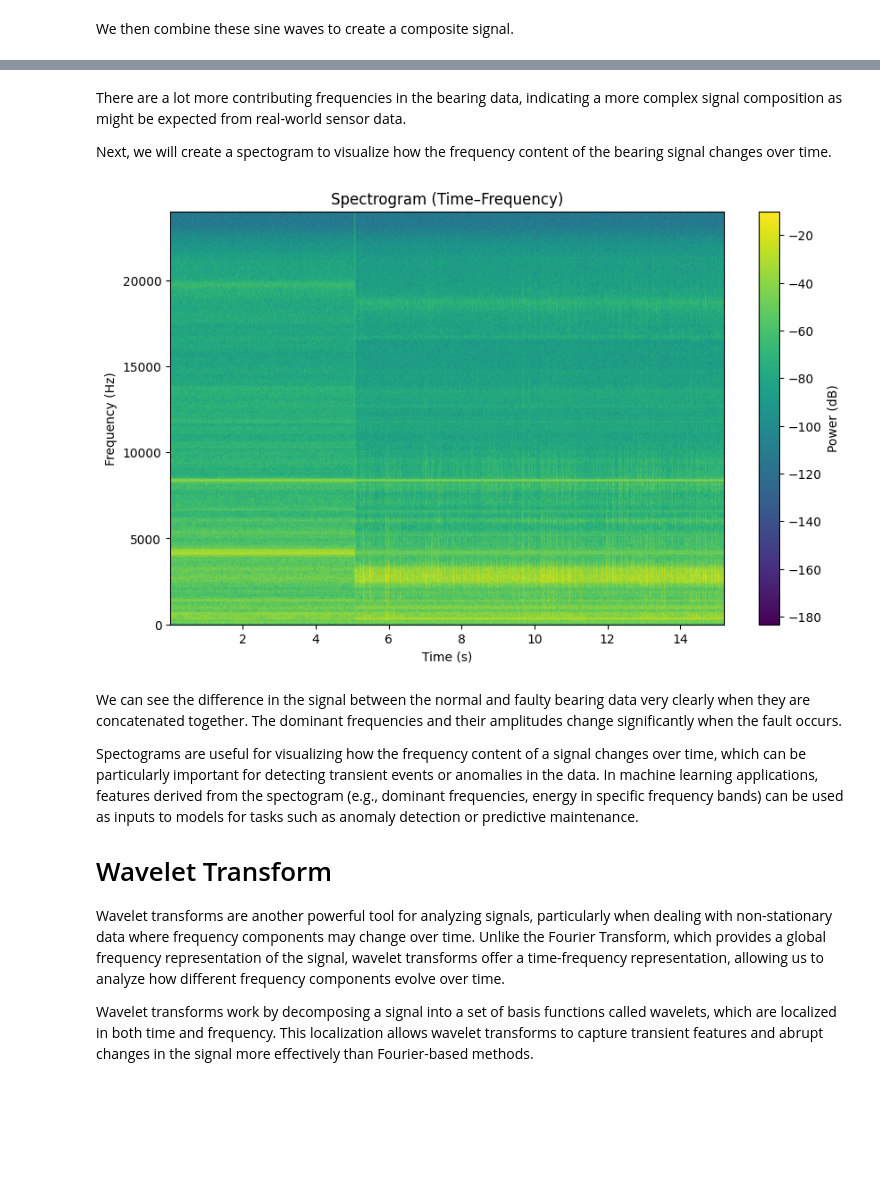
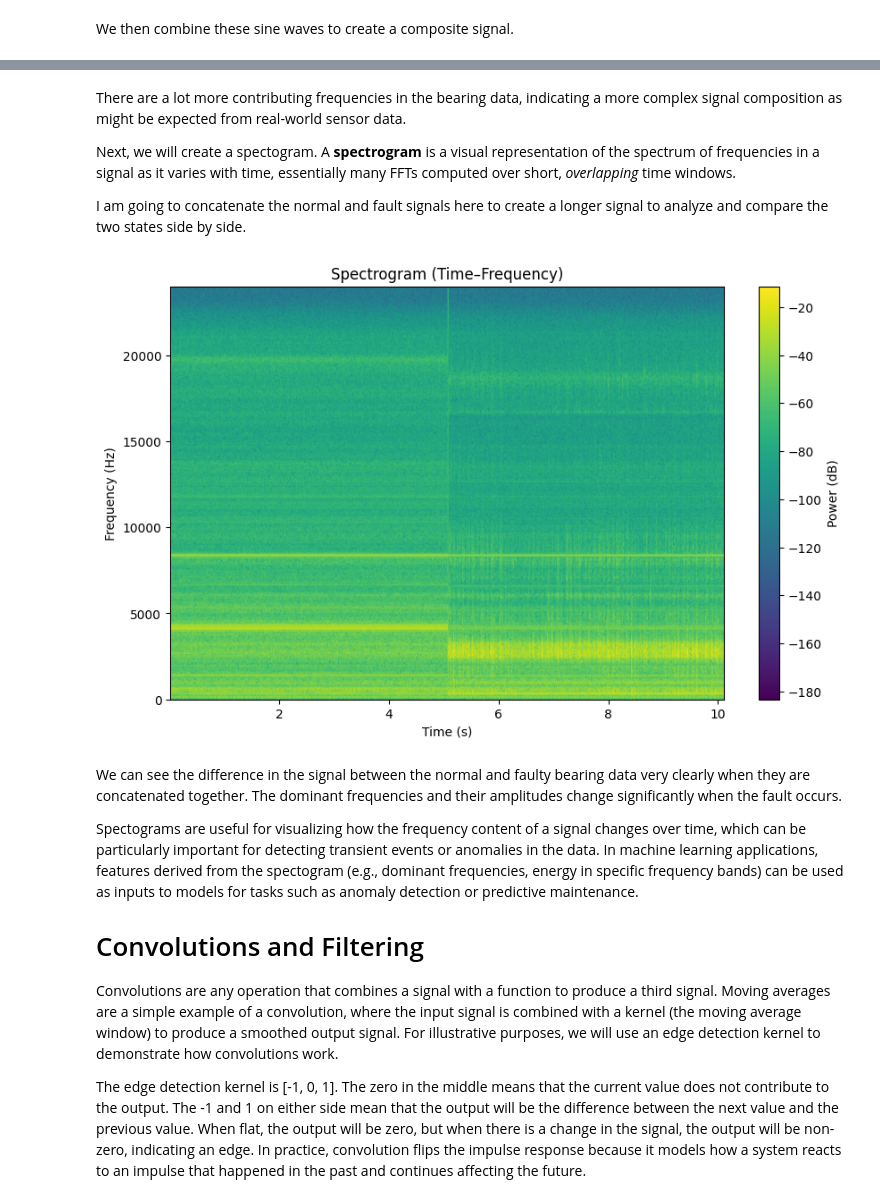
Before and after one commit to cwhitz/ts-trove, a Jupyter notebook: notebooks/signal_analysis.ipynb, the cells around one changed output, grey strips where cells are left out. Cells and saved outputs as stored; diff of their text form; code cells hidden in the pictures; blank space fills up the shorter version.

```diff
--- a/notebooks/signal_analysis.ipynb
+++ b/notebooks/signal_analysis.ipynb
@@ -180,36 +190,38 @@ plt.tight_layout()
 # %% [markdown]
 There are a lot more contributing frequencies in the bearing data, indicating a more complex signal composition as might be expected from real-world sensor data.
 
-Next, we will create a spectogram to visualize how the frequency content of the bearing signal changes over time.
+Next, we will create a spectogram. A **spectrogram** is a visual representation of the spectrum of frequencies in a signal as it varies with time, essentially many FFTs computed over short, *overlapping* time windows.
+
+I am going to concatenate the normal and fault signals here to create a longer signal to analyze and compare the two states side by side.
 # %%
 from scipy.signal import spectrogram
 
 f, t_spec, Sxx = spectrogram(
-    np.concatenate([ts_normal, ts_fault]),
+    np.concatenate([ts_normal, ts_fault[len(ts_normal):]]),
     fs=48000,
     window="hann",
     nperseg=1024,
     noverlap=512,
     scaling="spectrum"
 )
 
 plt.figure(figsize=(10,6))
 plt.pcolormesh(t_spec, f, 10*np.log10(Sxx), shading="gouraud")
 plt.colorbar(label="Power (dB)")
 plt.ylabel("Frequency (Hz)")
 plt.xlabel("Time (s)")
 plt.title("Spectrogram (Time–Frequency)")
-plt.ylim(0, 48000/2)   # Nyquist limit
+plt.ylim(0, 48000/2)
 plt.show()
 # %% [output]
-[figure, old version]
+[figure, new version]
 # %% [markdown]
 We can see the difference in the signal between the normal and faulty bearing data very clearly when they are concatenated together. The dominant frequencies and their amplitudes change significantly when the fault occurs.
 
 Spectograms are useful for visualizing how the frequency content of a signal changes over time, which can be particularly important for detecting transient events or anomalies in the data. In machine learning applications, features derived from the spectogram (e.g., dominant frequencies, energy in specific frequency bands) can be used as inputs to models for tasks such as anomaly detection or predictive maintenance.
 
-# Wavelet Transform
+# Convolutions and Filtering
 
-Wavelet transforms are another powerful tool for analyzing signals, particularly when dealing with non-stationary data where frequency components may change over time. Unlike the Fourier Transform, which provides a global frequency representation of the signal, wavelet transforms offer a time-frequency representation, allowing us to analyze how different frequency components evolve over time.
+Convolutions are any operation that combines a signal with a function to produce a third signal. Moving averages are a simple example of a convolution, where the input signal is combined with a kernel (the moving average window) to produce a smoothed output signal. For illustrative purposes, we will use an edge detection kernel to demonstrate how convolutions work.
 
-Wavelet transforms work by decomposing a signal into a set of basis functions called wavelets, which are localized in both time and frequency. This localization allows wavelet transforms to capture transient features and abrupt changes in the signal more effectively than Fourier-based methods.
+The edge detection kernel is [-1, 0, 1]. The zero in the middle means that the current value does not contribute to the output. The -1 and 1 on either side mean that the output will be the difference between the next value and the previous value. When flat, the output will be zero, but when there is a change in the signal, the output will be non-zero, indicating an edge. In practice, convolution flips the impulse response because it models how a system reacts to an impulse that happened in the past and continues affecting the future.
```
Also changed, not shown: parts of 13 cells of this notebook.
